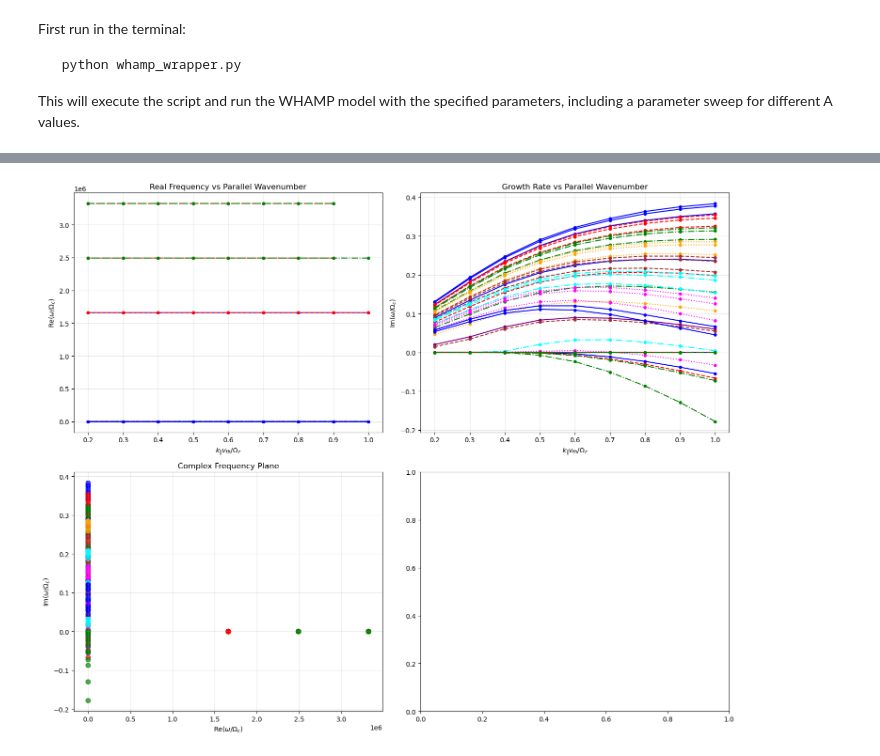
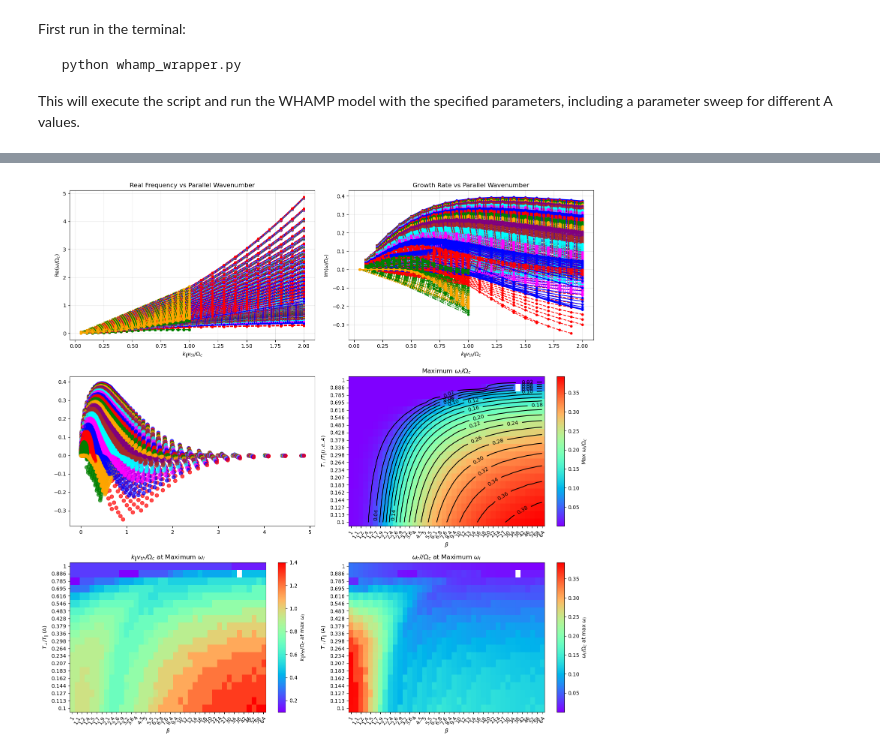
Before and after one commit to irfu/whamp, a Jupyter notebook: examples/parallel_firehose_sweep.ipynb, the cells around one changed output, grey strips where cells are left out. Saved outputs shown, nothing was run; the diff lists cells and outputs as text; code cells hidden in the pictures.

Commit message:
finished parallel firehose calculation

```diff
--- a/examples/parallel_firehose_sweep.ipynb
+++ b/examples/parallel_firehose_sweep.ipynb
@@ -154,0 +62,3 @@ df[df['omega_r'] > 1]
+# %%
+df = df_raw[(df_raw['omega_r'] <= 1e3) & (df_raw['omega_r'] >= -1e3)]
+len(df)
@@ -154,0 +69,3 @@ df[df['omega_r'] > 1]
+# %%
+df = df[(df['EX_real']/df['EY_imag'] == 1) & (df['EY_real']/df['EY_imag'] == 0)]
+len(df)
@@ -155,4 +74,6 @@ df[df['omega_r'] > 1]
 # %%
+from matplotlib.colors import LogNorm
+
 # Cell 5: Advanced visualization with separate lines for each A value
 if df is not None:
     # Get unique A values
@@ -161,7 +82,7 @@ if df is not None:
     colors = ['blue', 'red', 'green', 'orange', 'purple', 'brown', 'cyan', 'magenta']
     linestyles = ['-', '--', '-.', ':', '-', '--', '-.', ':']
 
-    fig, axes = plt.subplots(2, 2, figsize=(15, 12))
+    fig, axes = plt.subplots(3, 2, figsize=(15, 15))
 
     # Plot 1: Real frequency vs z for different A values
     for j, beta_val in enumerate(beta_values):
@@ -182,56 +103,94 @@ if df is not None:
     # Plot 2: Imaginary frequency (growth rate) vs z for different A values
     for j, beta_val in enumerate(beta_values):
         for i, a_val in enumerate(a_values):
             subset = df[(df['A'] == a_val) & (df['BETA'] == beta_val)]
             axes[0, 1].plot(subset['z'], subset['omega_i'],
                         color=colors[i % len(colors)],
                         linestyle=linestyles[i % len(linestyles)],
                         marker='o', markersize=4,
                         label=f'A = {a_val} & BETA = {beta_val}')
     axes[0, 1].set_xlabel(r'$k_\| v_{th} / \Omega_c$')
     axes[0, 1].set_ylabel(r'$\mathrm{Im}(\omega/\Omega_c)$')
     axes[0, 1].set_title('Growth Rate vs Parallel Wavenumber')
     axes[0, 1].grid(True, alpha=0.3)
     #axes[0, 1].legend()
 
     # Plot 3: Complex frequency plane with different colors for A values
     for j, beta_val in enumerate(beta_values):
         for i, a_val in enumerate(a_values):
             subset = df[(df['A'] == a_val) & (df['BETA'] == beta_val)]
             scatter = axes[1, 0].scatter(subset['omega_r'], subset['omega_i'],
                                     c=colors[i % len(colors)],
                                     s=50, alpha=0.7,
                                     label=f'A = {a_val} & BETA = {beta_val}')
 
-    axes[1, 0].set_xlabel(r'$\mathrm{Re}(\omega/\Omega_c)$')
-    axes[1, 0].set_ylabel(r'$\mathrm{Im}(\omega/\Omega_c)$')
-    axes[1, 0].set_title('Complex Frequency Plane')
-    axes[1, 0].grid(True, alpha=0.3)
-    #axes[1, 0].legend()
 
-    # Plot 4: Growth rate comparison at specific k_parallel values
-    # Find common z values (or interpolate)
-    z_common = np.linspace(df['z'].min(), df['z'].max(), 50)
-    """
-    for j, beta_val in enumerate(beta_values):
-        for i, a_val in enumerate(a_values):
-            subset = df[(df['A'] == a_val) & (df['BETA'] == beta_val)]
-            # Interpolate growth rate for common z values
-            omega_i_interp = np.interp(z_common, subset['z'], subset['omega_i'])
-            axes[1, 1].plot(z_common, omega_i_interp,
-                           color=colors[i % len(colors)],
-                           linestyle=linestyles[i % len(linestyles)],
-                           linewidth=2,
-                           label=f'A = {a_val} & BETA = {beta_val}')
 
-    axes[1, 1].axhline(y=0, color='black', linestyle=':', alpha=0.5)
-    axes[1, 1].set_xlabel(r'$k_\| v_{th} / \Omega_c$')
-    axes[1, 1].set_ylabel(r'$\mathrm{Im}(\omega/\Omega_c)$')
-    axes[1, 1].set_title('Growth Rate Comparison (Interpolated)')
-    axes[1, 1].grid(True, alpha=0.3)
-    axes[1, 1].legend()"""
+    # Since A and BETA are not uniformly spaced, use imshow with aspect='auto' and set tick labels accordingly
+    pivot = df.pivot_table(index='A', columns='BETA', values='omega_i', aggfunc='max')
+    Xc, Yc = np.meshgrid(pivot.columns, pivot.index)
+
+
+    #im = axes[1, 1].imshow(pivot, aspect='auto', origin='lower', cmap='rainbow')
+
+
+    # Use logarithmic normalization for the colormap
+
+    # To avoid issues with zeros or negative values, set a minimum positive value
+    min_val = np.nanmin(pivot.values[pivot.values > 0])
+    im = axes[1, 1].imshow(pivot, aspect='auto', origin='lower', cmap='rainbow') #, norm=LogNorm(vmin=min_val, vmax=np.nanmax(pivot.values)))
+    cp = axes[1,1].contour(pivot.values, levels=20, colors='black')
+    plt.colorbar(im, ax=axes[1, 1], label=r'Max $\omega_i/\Omega_c$')
+    plt.clabel(cp, inline=True, fontsize=10, fmt="%.2f", colors='black')  # Add labels to contours in black
+    # Set tick positions and labels to match the actual A and BETA values (logarithmic spacing)
+    axes[1, 1].set_xticks(np.arange(len(pivot.columns)))
+    axes[1, 1].set_xticklabels([f"{b:.2g}" for b in pivot.columns], rotation=60)
+    axes[1, 1].set_yticks(np.arange(len(pivot.index)))
+    axes[1, 1].set_yticklabels([f"{a:.3g}" for a in pivot.index])
+    axes[1, 1].set_xlabel(r'$\beta$')
+    axes[1, 1].set_ylabel(r'$T_\perp / T_{\|}  (i.e. A)$')
+    axes[1, 1].set_title(r'Maximum $\omega_i/\Omega_c$')
+    #axes[1, 1].set_xscale('log')
+    #axes[1, 1].set_yscale('log')
+    #plt.xticks(pivot.columns, rotation=90)
+    #plt.yticks(pivot.index)
+
+    # Find the index of the maximum omega_i for each (A, BETA) pair
+    idx = df.groupby(['A', 'BETA'])['omega_i'].idxmax()
+    # Get the corresponding z values
+    max_z = df.loc[idx, ['A', 'BETA', 'z', 'omega_i']]
+    # Pivot max_z to get z values for each (A, BETA)
+    pivot_z = max_z.pivot(index='A', columns='BETA', values='z')
+    im2 = axes[2,0].imshow(pivot_z, aspect='auto', origin='lower', cmap='rainbow')
+    plt.colorbar(im2, ax=axes[2,0], label=r'$k_{\|} v_{th}/\Omega_c$ at max $\omega_i$')
+    axes[2,0].set_xticks(np.arange(len(pivot_z.columns)))
+    axes[2,0].set_xticklabels([f"{b:.2g}" for b in pivot_z.columns], rotation=60)
+    axes[2,0].set_yticks(np.arange(len(pivot_z.index)))
+    axes[2,0].set_yticklabels([f"{a:.3g}" for a in pivot_z.index])
+    axes[2,0].set_xlabel(r'$\beta$')
+    axes[2,0].set_ylabel(r'$T_\perp / T_{\|}$ (A)')
+    axes[2,0].set_title(r'$k_{\|} v_{th}/\Omega_c$ at Maximum $\omega_i$')
+
+
+
+    # Get the corresponding z values
+    max_omega_r = df.loc[idx, ['A', 'BETA', 'omega_r', 'omega_i']]
+
+    # Pivot max_z to get z values for each (A, BETA)
+    pivot_omega_r = max_omega_r.pivot(index='A', columns='BETA', values='omega_r')
+
+    im3 = axes[2,1].imshow(pivot_omega_r, aspect='auto', origin='lower', cmap='rainbow')
+
+    plt.colorbar(im, ax=axes[2,1], label=r'$\omega_r/\Omega_c$ at max $\omega_i$')
+    axes[2,1].set_xticks(np.arange(len(pivot_omega_r.columns)))
+    axes[2,1].set_xticklabels([f"{b:.2g}" for b in pivot_omega_r.columns], rotation=60)
+    axes[2,1].set_yticks(np.arange(len(pivot_omega_r.index)))
+    axes[2,1].set_yticklabels([f"{a:.3g}" for a in pivot_omega_r.index])
+    axes[2,1].set_xlabel(r'$\beta$')
+    axes[2,1].set_ylabel(r'$T_\perp / T_{\|}$ (A)')
+    axes[2,1].set_title(r'$\omega_r//\Omega_c$ at Maximum $\omega_i$')
 
     plt.tight_layout()
     plt.show()
 # %% [output]
-[figure, old version]
+[figure, new version]
```
Also changed, not shown: parts of 7 cells of this notebook, 5 other files.
